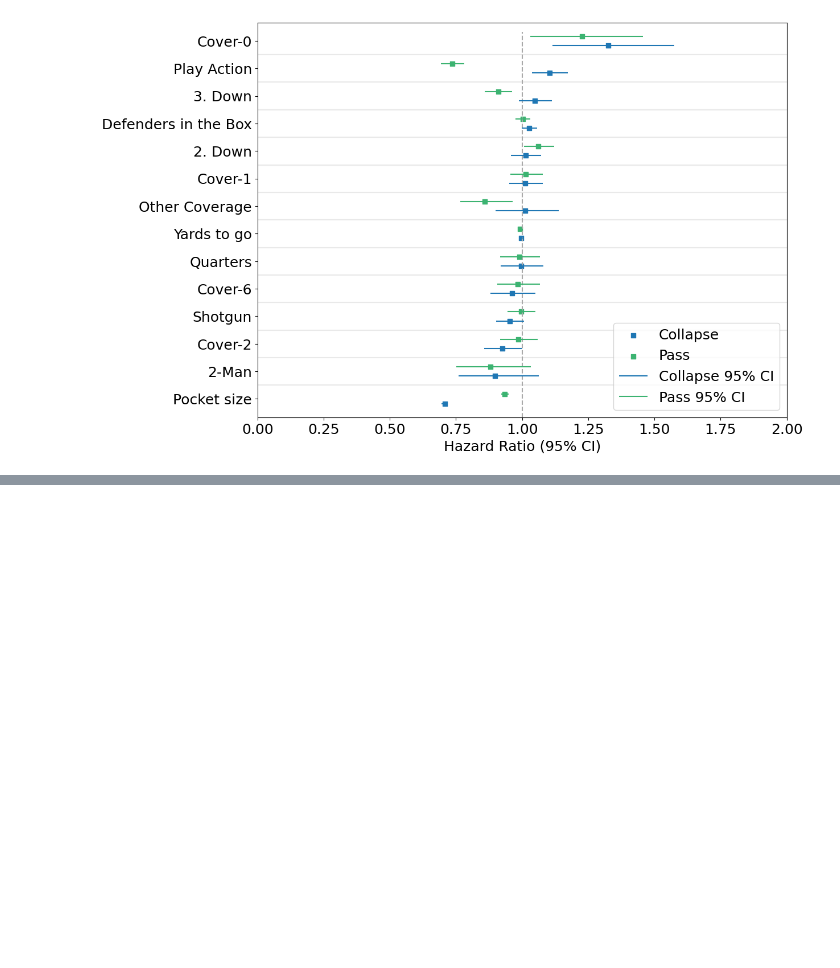
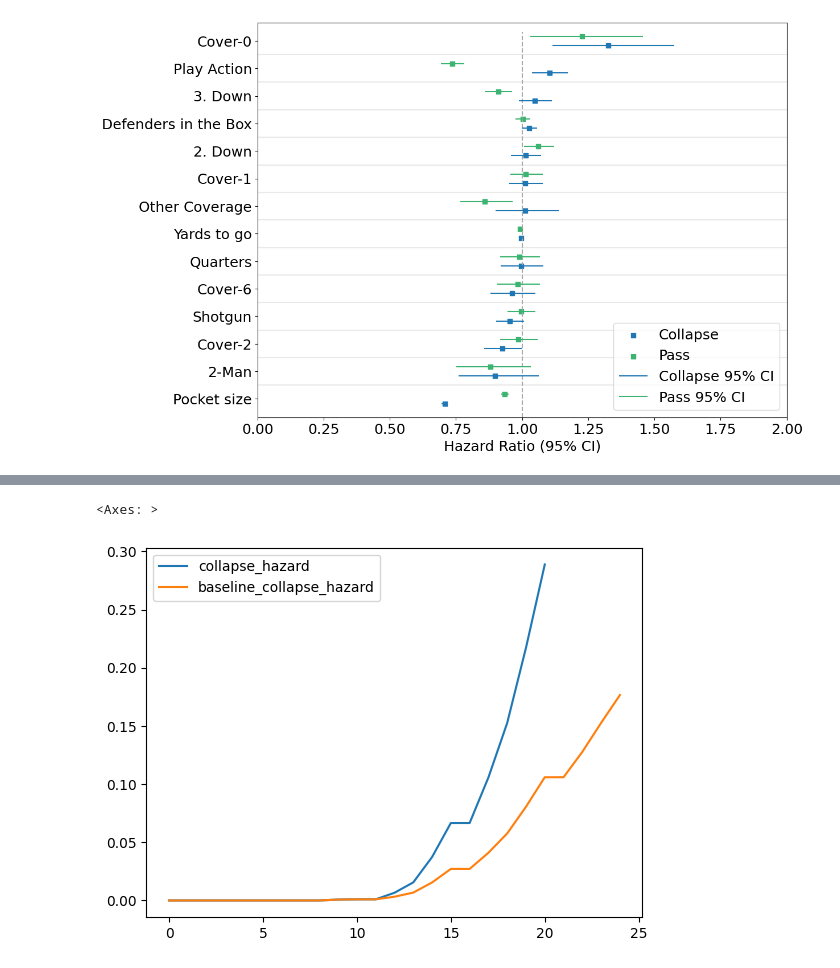
Before and after one commit to maschill/NFLPocketSurvival, a Jupyter notebook: cox_time_varying.ipynb, the cells around one changed output, grey strips where cells are left out. Saved outputs shown, nothing was run; the diff lists cells and outputs as text; code cells hidden in the pictures; blank space fills up the shorter version.

```diff
--- a/cox_time_varying.ipynb
+++ b/cox_time_varying.ipynb
@@ -440,0 +578,5 @@ collapse_ctv.confidence_intervals_
+# %%
+df[["collapse_hazard", "baseline_collapse_hazard"]].cumsum().head(25).plot()
+# %% [output]
+<Axes: >
+[figure, added]
```
Also changed, not shown: parts of 12 cells of this notebook.
